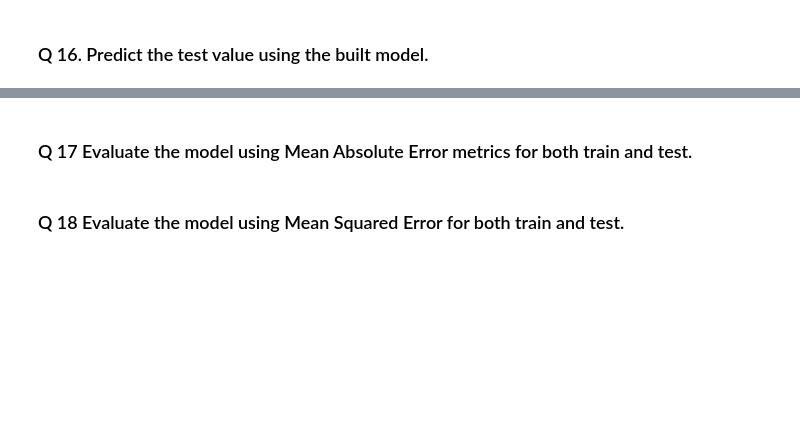
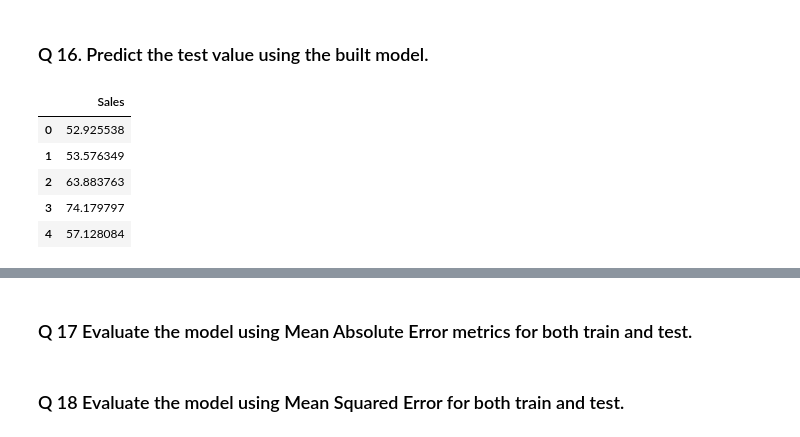
Before and after one commit to 03dipak/Linear-Regression-Practice, a Jupyter notebook: LinearRegressionAssignmentQuestions-1543832506191.ipynb, the cells around one changed output, grey strips where cells are left out. Cells and saved outputs as stored; diff of their text form; code cells hidden in the pictures; blank space fills up the shorter version.

```diff
--- a/LinearRegressionAssignmentQuestions-1543832506191.ipynb
+++ b/LinearRegressionAssignmentQuestions-1543832506191.ipynb
@@ -383,11 +415,20 @@ lr()
 # %%
 y_pred_test = linreg.predict(X_test)
 pred_test= pd.DataFrame(y_pred_test)
 def lr():
     # provide column header as sales for pred
+    pred_test.columns = ['Sales']
+    head = pred_test.head()
     # check for head
     return head
 lr()
+# %% [output]
+|  | Sales |
+| 0 | 52.925538 |
+| 1 | 53.576349 |
+| 2 | 63.883763 |
+| 3 | 74.179797 |
+| 4 | 57.128084 |
 # %% [markdown]
 <a id=section406></a>
 # %% [markdown]
```
Also changed, not shown: parts of 5 cells of this notebook.
